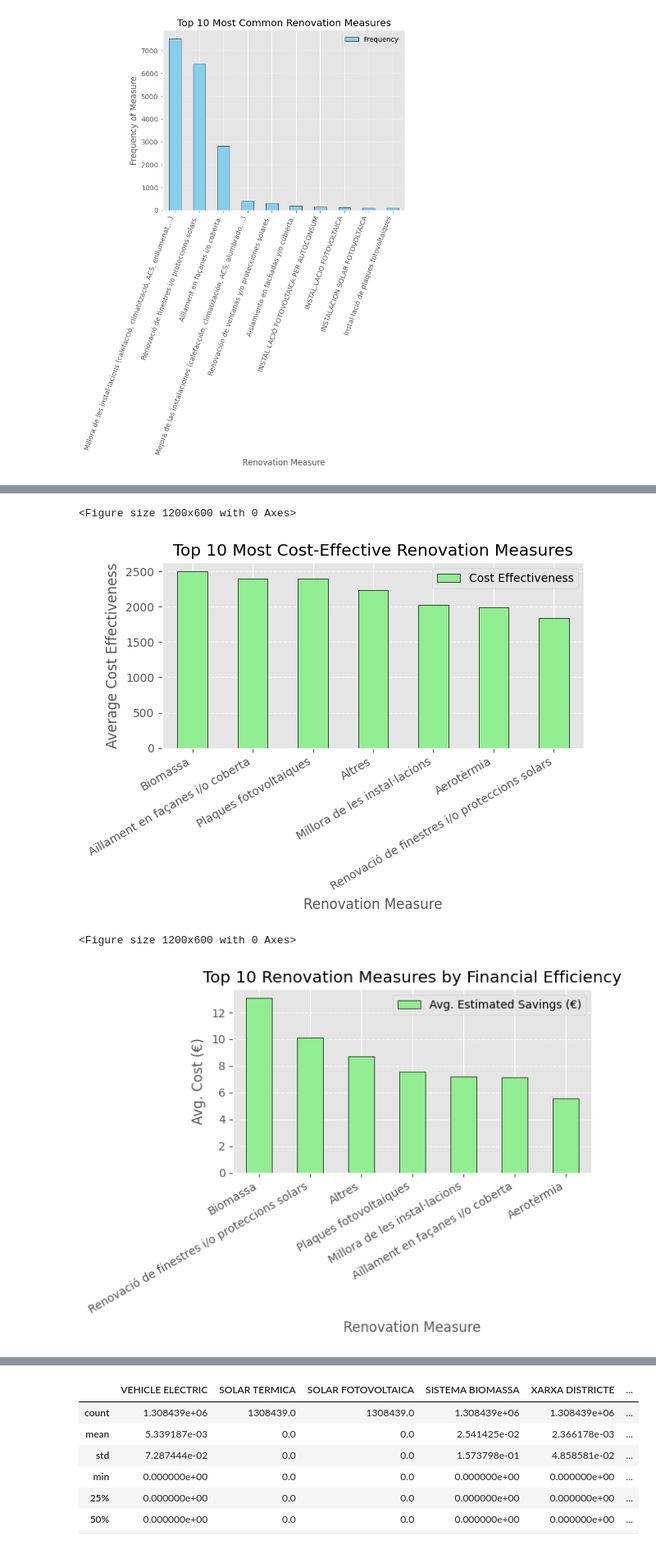
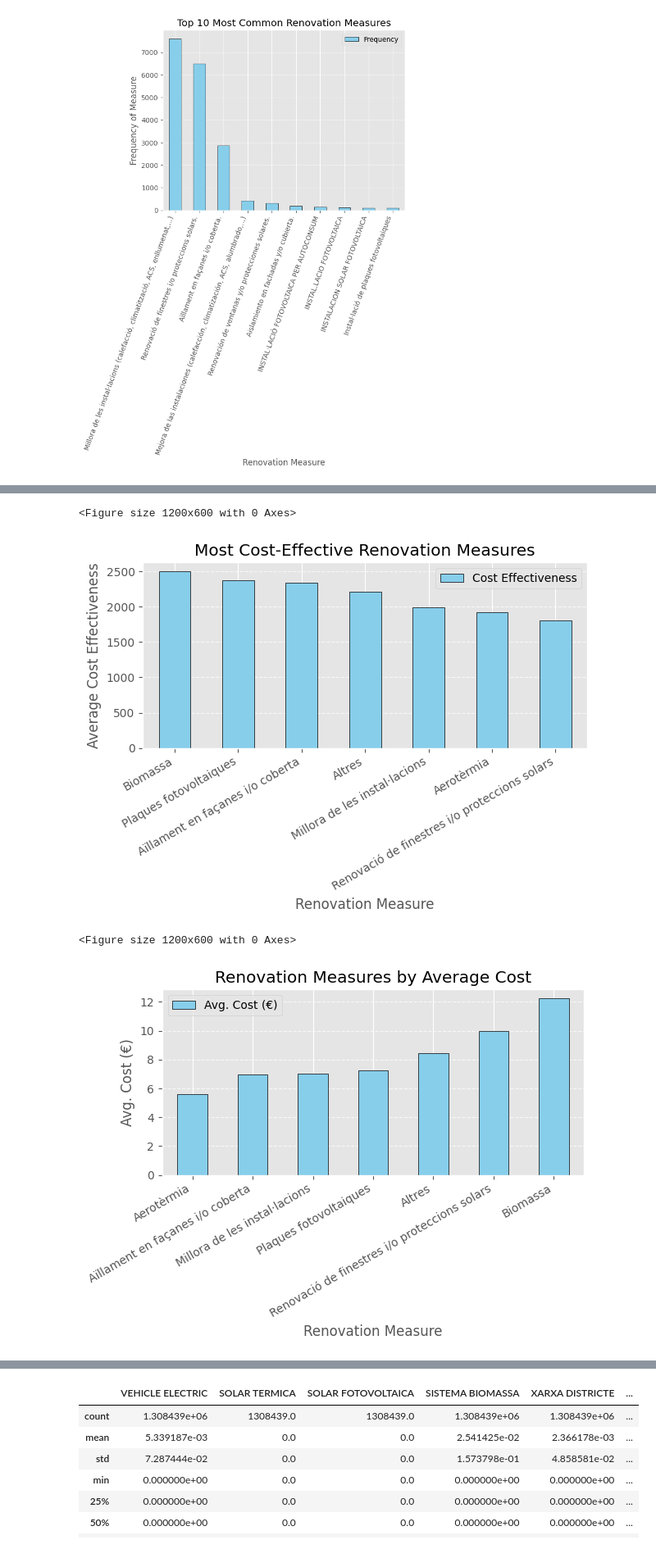
Before and after one commit to MarcLlopart/Net-Zero-Buildings, a Jupyter notebook: 1_eda.ipynb, the cells around one changed output, grey strips where cells are left out. Shown at 82% size. Drawn from its saved outputs; the diff is of its cells as text; code cells hidden in the pictures.

```diff
--- a/1_eda.ipynb
+++ b/1_eda.ipynb
@@ -107,7 +107,7 @@ df["Cost anual aproximat d'energia per habitatge"] = pd.to_numeric(df["Cost anua
 df["METRES_CADASTRE"] = pd.to_numeric(df["METRES_CADASTRE"], errors='coerce')
 
 # Removing potential errors where cost or energy is negative (assuming negative means surplus production)
-df = df[(df["Consum d'energia final"] > 0) & (df["Cost anual aproximat d'energia per habitatge"] > 0) & (df["METRES_CADASTRE"] > 0)]
+#df = df[(df["Consum d'energia final"] > 0) & (df["Cost anual aproximat d'energia per habitatge"] > 0) & (df["METRES_CADASTRE"] > 0)]
 
 # Calculating energy savings per unit area (assuming pre-renovation energy was higher)
 df["Energy Reduction (kWh/m²)"] = df["Consum d'energia final"]  # No pre-renovation data, so using available energy as proxy
@@ -251,10 +251,10 @@ measure_cost_df = pd.DataFrame.from_dict(measure_cost_effectiveness, orient='ind
 
 # Plotting most cost-effective measures
 plt.figure(figsize=(12, 6))
-measure_cost_df.head(10).plot(kind="bar", color="lightgreen", edgecolor="black")
+measure_cost_df.head(10).plot(kind="bar", color="skyblue", edgecolor="black")
 plt.ylabel("Average Cost Effectiveness")
 plt.xlabel("Renovation Measure")
-plt.title("Top 10 Most Cost-Effective Renovation Measures")
+plt.title("Most Cost-Effective Renovation Measures")
 plt.xticks(rotation=30, ha="right", fontsize=10)
 plt.grid(axis="y", linestyle="--", alpha=0.7)
 plt.ticklabel_format(style='plain', axis='y')
@@ -262,7 +262,7 @@ plt.tight_layout()
 plt.show()
 # %% [output]
 <Figure size 1200x600 with 0 Axes>
-[figure, old version]
+[figure, new version]
 # %%
 df = data.copy()
 
@@ -283,7 +283,7 @@ df["Cost anual aproximat d'energia per habitatge"] = pd.to_numeric(df["Cost anua
 df["METRES_CADASTRE"] = pd.to_numeric(df["METRES_CADASTRE"], errors='coerce')
 
 # Removing potential errors where cost or energy is negative
-df = df[(df["Consum d'energia final"] > 0) & (df["Cost anual aproximat d'energia per habitatge"] > 0) & (df["METRES_CADASTRE"] > 0)]
+#df = df[(df["Consum d'energia final"] > 0) & (df["Cost anual aproximat d'energia per habitatge"] > 0) & (df["METRES_CADASTRE"] > 0)]
 
 # Average electricity cost (€/kWh) based on provided historical data
 energy_cost_per_kwh = np.mean([
@@ -333,37 +333,37 @@ def standardize_measures(text):
         else:
             best_match, score, _ = process.extractOne(measure, reverse_synonyms.keys(), scorer=fuzz.partial_ratio)
             if score > 80:
                 standardized.append(reverse_synonyms[best_match])
             else:
                 standardized.append("Altres")
     return standardized
 
 df["Standardized Measures"] = df["ACTUACIONS_REHABILITACIO"].apply(standardize_measures)
 
 measure_savings = {}
 for measure_list, savings in zip(df["Standardized Measures"], df["Cost anual aproximat d'energia per habitatge"]):
     for measure in measure_list:
         if measure in measure_savings:
             measure_savings[measure].append(savings)
         else:
             measure_savings[measure] = [savings]
 
 measure_savings = {k: np.mean(v) for k, v in measure_savings.items()}
-efficiency_df = pd.DataFrame.from_dict(measure_savings, orient='index', columns=['Avg. Estimated Savings (€)']).sort_values(by='Avg. Estimated Savings (€)', ascending=False)
+efficiency_df = pd.DataFrame.from_dict(measure_savings, orient='index', columns=['Avg. Cost (€)']).sort_values(by='Avg. Cost (€)', ascending=True)
 
 # Plot estimated savings
 plt.figure(figsize=(12, 6))
-efficiency_df.head(10).plot(kind="bar", color="lightgreen", edgecolor="black")
+efficiency_df.head(10).plot(kind="bar", color="skyblue", edgecolor="black")
 plt.ylabel("Avg. Cost (€)")
 plt.xlabel("Renovation Measure")
-plt.title("Top 10 Renovation Measures by Financial Efficiency")
+plt.title("Renovation Measures by Average Cost")
 plt.xticks(rotation=30, ha="right", fontsize=10)
 plt.grid(axis="y", linestyle="--", alpha=0.7)
 plt.tight_layout()
 plt.show()
 # %% [output]
 <Figure size 1200x600 with 0 Axes>
-[figure, old version]
+[figure, new version]
 # %%
 df = data.copy()
 
```
Also changed, not shown: parts of 5 cells of this notebook, 9 other files.
